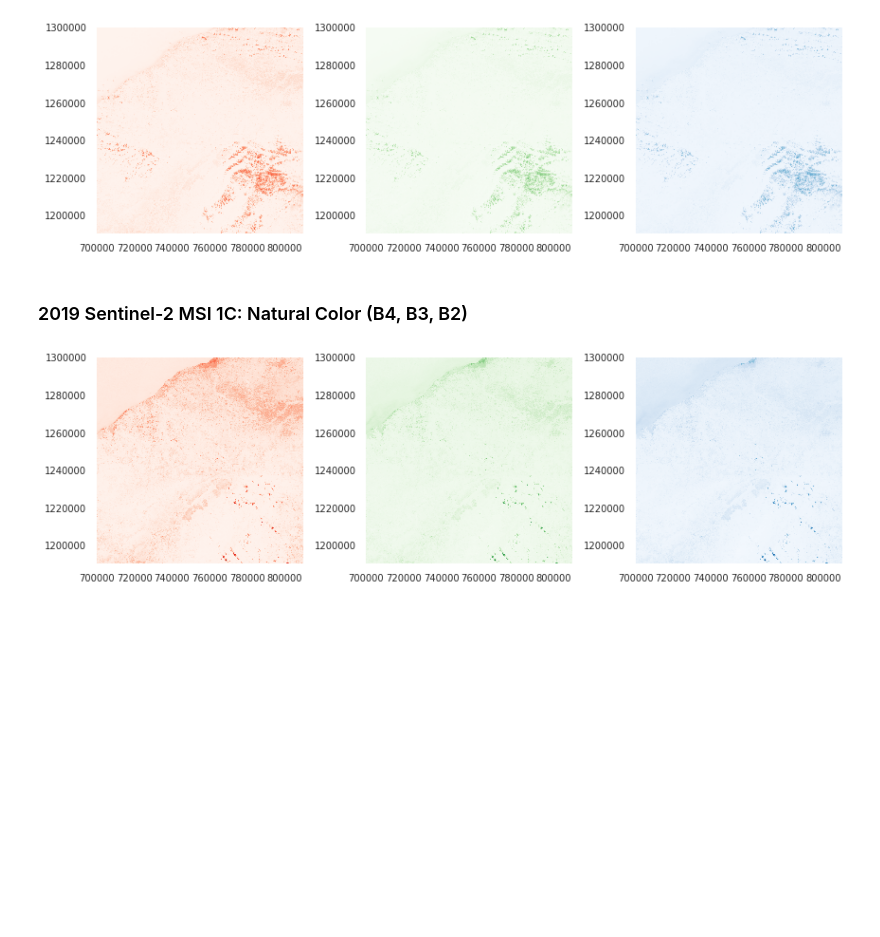
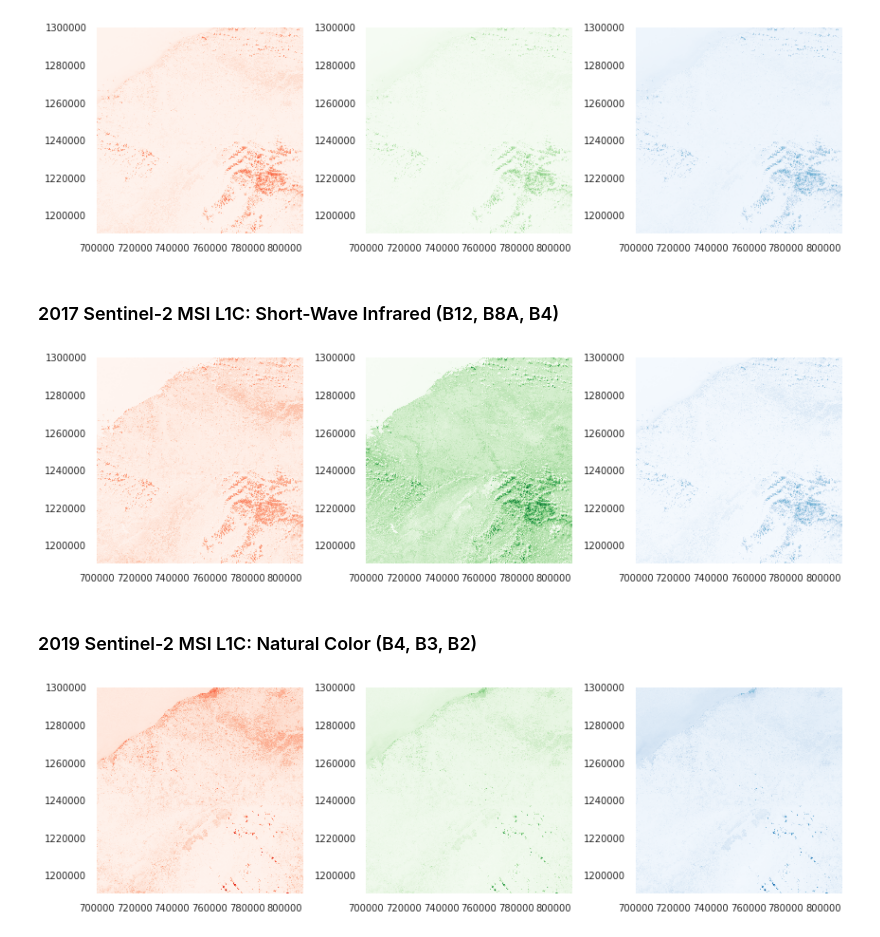
Before and after one commit to thinkingmachines/geoai-immap, a Jupyter notebook: notebooks/01_Data_Preprocessing.ipynb, the cells around one changed output. Drawn from its saved outputs; the diff is of its cells as text; code cells hidden in the pictures; blank space fills up the shorter version.

```diff
--- a/notebooks/01_Data_Preprocessing.ipynb
+++ b/notebooks/01_Data_Preprocessing.ipynb
@@ -158,18 +166,20 @@ Band combinations can be used to better understand the features in imagery. By u
 def combine_bands(
     image_name,
     band_files,
-    suffix='RGB'
+    suffix='RGB',
+    plot=True
 ):
     bands = []
     for band_file in band_files:
         band = rio.open(band_file, driver='JP2OpenJPEG')
         bands.append(band)
 
-    fig, ax = plt.subplots(1, len(bands), figsize=(12, 4))
-    cmaps = ['Reds', 'Greens', 'Blues']
-    for index, (band, cmap) in enumerate(zip(bands, cmaps[:len(bands)])):
-        rio.plot.show(band, ax=ax[index], cmap=cmap)
-    fig.tight_layout()
+    if plot is True:
+        fig, ax = plt.subplots(1, len(bands), figsize=(12, 4))
+        cmaps = ['Reds', 'Greens', 'Blues']
+        for index, (band, cmap) in enumerate(zip(bands, cmaps[:len(bands)])):
+            rio.plot.show(band, ax=ax[index], cmap=cmap)
+        fig.tight_layout()
 
     image_file = '{}{}_{}.tiff'.format(
         sentinel_dir, image_name, suffix
@@ -198,8 +208,18 @@ band_files = [image_path+'T18PYT_20170104T152622_B0{}.jp2'.format(x) for x in [4
 combine_bands(image_name, band_files, suffix='RGB')
 # %% [output]
 [figure]
+# %% [markdown]
+### 2017 Sentinel-2 MSI L1C: Short-Wave Infrared (B12, B8A, B4)
+# %%
+image_name = 'S2A_MSIL1C_20170104T152622_N0204_R025_T18PYT_20170104T152625'
+image_path = sentinel_dir + '{}.SAFE/GRANULE/L1C_T18PYT_A008030_20170104T152625/IMG_DATA/'.format(image_name)
+band_files = [image_path+'T18PYT_20170104T152622_B{}.jp2'.format(x) for x in [12, '8A', '04']]
+
+combine_bands(image_name, band_files, suffix='SWIR')
+# %% [output]
+[figure, added]
 # %% [markdown]
-### 2019 Sentinel-2 MSI 1C: Natural Color (B4, B3, B2)
+### 2019 Sentinel-2 MSI L1C: Natural Color (B4, B3, B2)
 # %%
 image_name = 'S2A_MSIL1C_20190703T152641_N0207_R025_T18PYT_20190703T201702'
 image_path = sentinel_dir + '{}.SAFE/GRANULE/L1C_T18PYT_A021043_20190703T152742/IMG_DATA/'.format(image_name)
```
Also changed, not shown: parts of 9 cells of this notebook.
